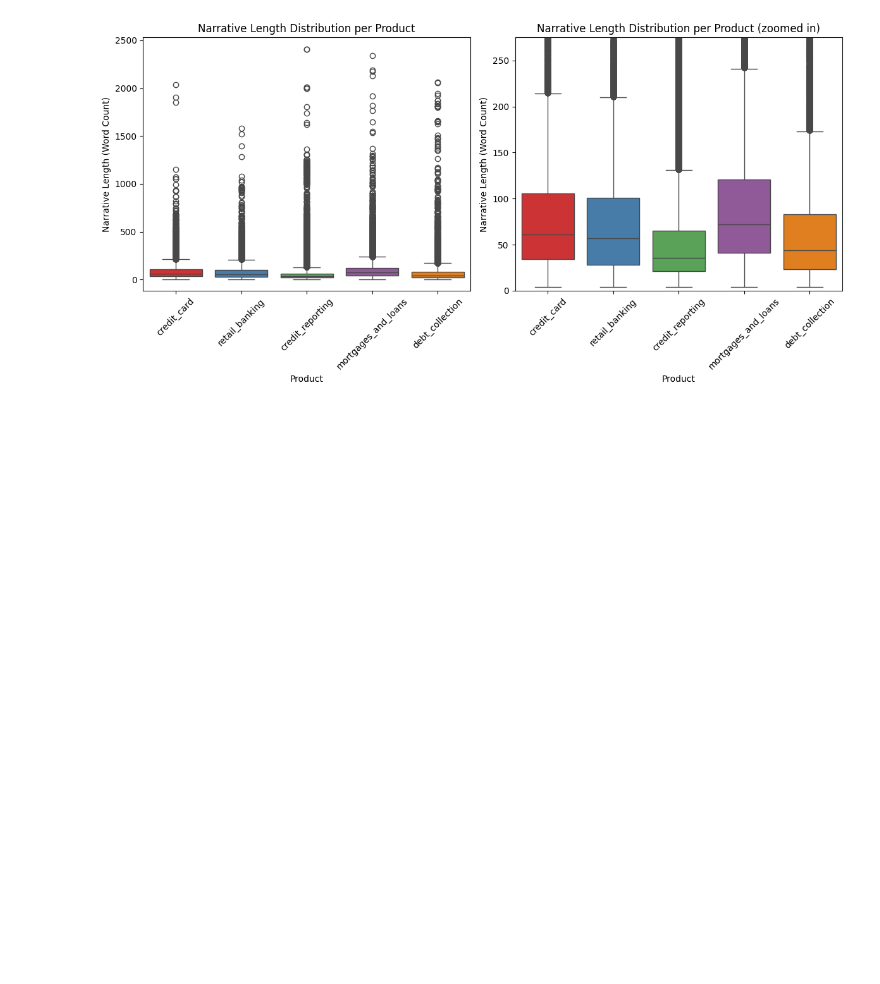
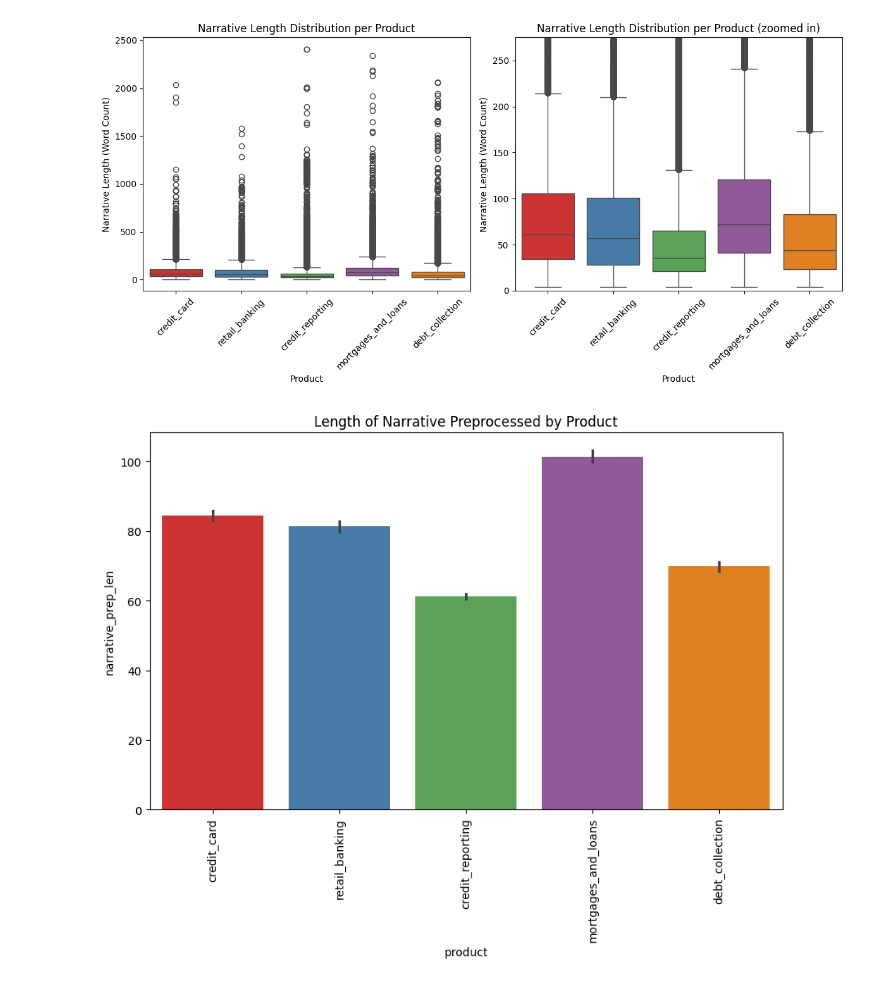
Before and after one commit to JasiaAlam/MDS_NLP, a Jupyter notebook: NLP_EDA.ipynb, the cells around one changed output. Saved outputs shown, nothing was run; the diff lists cells and outputs as text; code cells hidden in the pictures; blank space fills up the shorter version.

```diff
--- a/NLP_EDA.ipynb
+++ b/NLP_EDA.ipynb
@@ -155,6 +224,15 @@ plt.tight_layout()
 plt.show()
 # %% [output]
 [figure]
+# %%
+# Barplot of Narrative length per Product
+plt.figure(figsize=(10,6))
+sns.barplot(data=data, x='product', y='narrative_prep_len', palette ='Set1')
+plt.xticks(rotation=90)
+plt.title('Length of Narrative Preprocessed by Product')
+plt.show()
+# %% [output]
+[figure, added]
 # %%
 # Word clouds for the entire dataset and five for each product category
 fig, axes = plt.subplots(3, 2, figsize=(14, 12))
```
Also changed, not shown: parts of 21 cells of this notebook.
